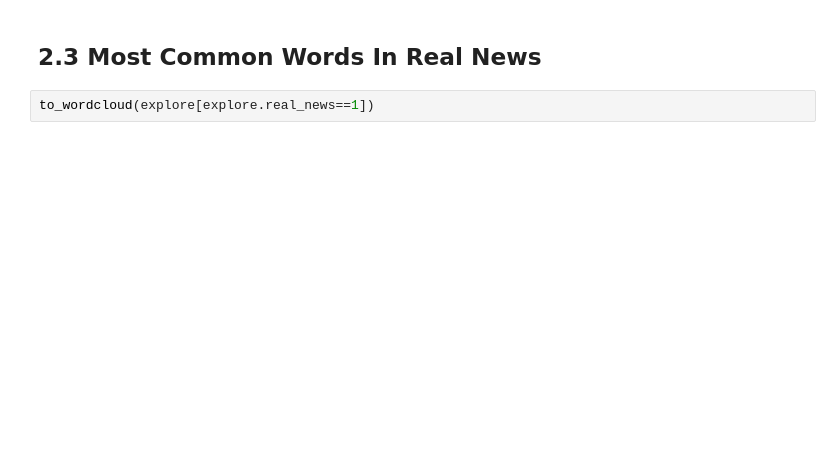
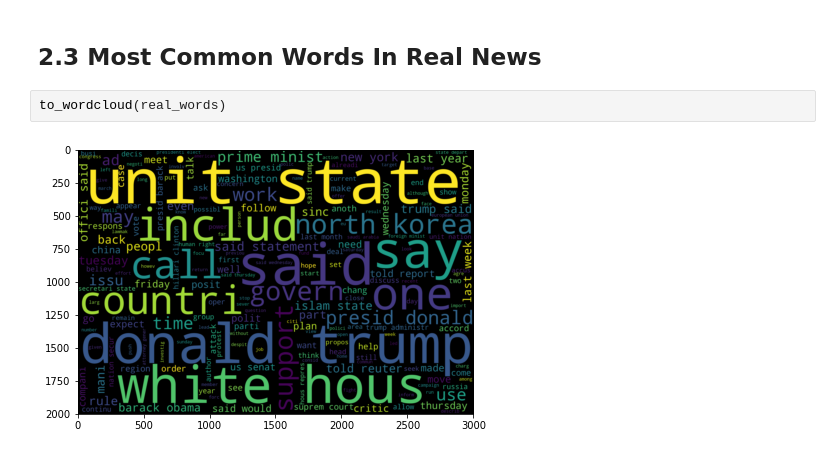
Before and after one commit to georgewillben/real_vs_fake_news, a Jupyter notebook: Exploratory Data Analysis.ipynb, the cells around one changed output. Saved outputs shown, nothing was run; the diff lists cells and outputs as text; blank space fills up the shorter version.

```diff
--- a/Exploratory Data Analysis.ipynb
+++ b/Exploratory Data Analysis.ipynb
@@ -55,4 +72,6 @@ to_wordcloud(explore[explore.real_news == 0])
 # %% [markdown]
 ## 2.3 Most Common Words In Real News
-# %%
-to_wordcloud(explore[explore.real_news==1])
+# %%
+to_wordcloud(real_words)
+# %% [output]
+[figure, added]
```
Also changed, not shown: parts of 23 cells of this notebook, 4 other files.
